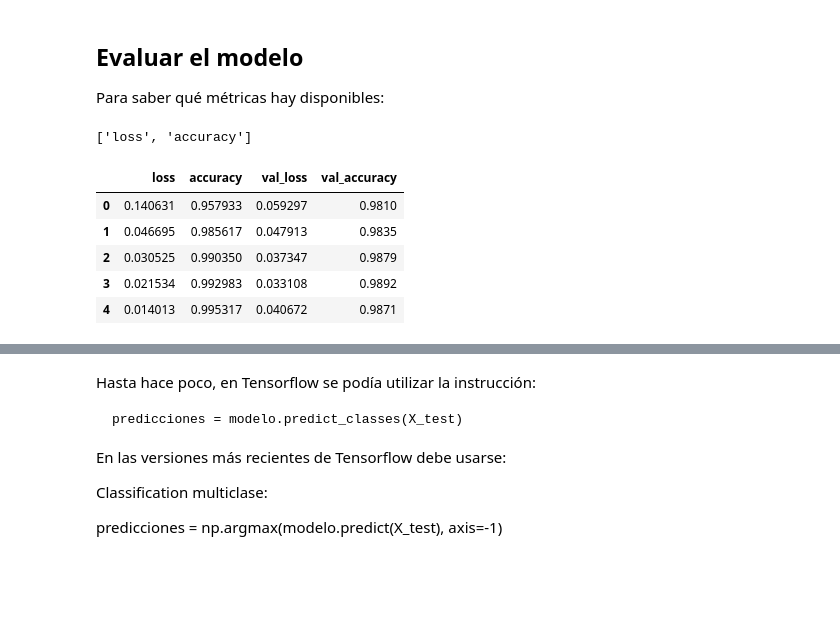
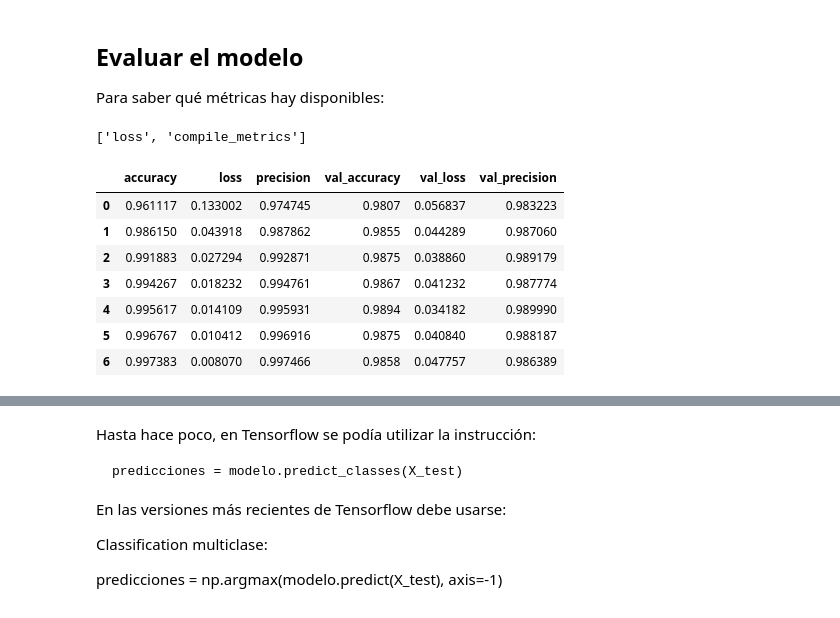
Before and after one commit to markalbrand56/DataScience-Laboratorio-2, a Jupyter notebook: CNN-MNIST.ipynb, the cells around one changed output, grey strips where cells are left out. Saved outputs shown, nothing was run; the diff lists cells and outputs as text; code cells hidden in the pictures; blank space fills up the shorter version.

```diff
--- a/CNN-MNIST.ipynb
+++ b/CNN-MNIST.ipynb
@@ -192,0 +195,2 @@ modelo.add(Dense(128, activation = 'relu'))
+# %%
+modelo.add(Dense(64, activation = 'tanh'))
@@ -202,10 +218,16 @@ modelo.add(Dense(10, activation = 'softmax'))
 Como una opción se pueden pedir una o más métricas, para ver cuáles hay, se puede consultar en:
 
 https://keras.io/metrics/
-# %%
-modelo.compile(loss = 'categorical_crossentropy',
-              optimizer = 'adam',
-              metrics = ['accuracy'])
+# %%
+import tensorflow as tf
+
+learning_rate = 0.02
+opt = tf.keras.optimizers.Adam(learning_rate = learning_rate)
+
+modelo.compile(loss = 'categorical_crossentropy',
+            #   optimizer = opt,
+              optimizer = 'adam',
+              metrics = ['accuracy', 'precision'])
 # %%
 modelo.summary()
 # %% [output]
@@ -240,7 +261,11 @@ detencion_temprana = EarlyStopping(monitor = 'val_loss', patience = 2)
 # %% [markdown]
 ## Entrenar el modelo
 # %%
-modelo.fit(X_train, y_cat_train, epochs = 10, validation_data = (X_test,y_cat_test),
-           callbacks = [detencion_temprana])
+modelo.fit(
+    X_train, y_cat_train,
+    epochs = 10,
+    validation_data = (X_test,y_cat_test),
+    callbacks = [detencion_temprana],
+)
 # %% [output]
 Epoch 1/10
@@ -264,18 +290,20 @@ Para saber qué métricas hay disponibles:
 # %%
 modelo.metrics_names
 # %% [output]
-['loss', 'accuracy']
+['loss', 'compile_metrics']
 # %%
 metricas = pd.DataFrame(modelo.history.history)
 # %%
-metricas.head()
+metricas.head(10)
 # %% [output]
-|  | loss | accuracy | val_loss | val_accuracy |
-| 0 | 0.140631 | 0.957933 | 0.059297 | 0.9810 |
-| 1 | 0.046695 | 0.985617 | 0.047913 | 0.9835 |
-| 2 | 0.030525 | 0.990350 | 0.037347 | 0.9879 |
-| 3 | 0.021534 | 0.992983 | 0.033108 | 0.9892 |
-| 4 | 0.014013 | 0.995317 | 0.040672 | 0.9871 |
+|  | accuracy | loss | precision | val_accuracy | val_loss | val_precision |
+| 0 | 0.961117 | 0.133002 | 0.974745 | 0.9807 | 0.056837 | 0.983223 |
+| 1 | 0.986150 | 0.043918 | 0.987862 | 0.9855 | 0.044289 | 0.987060 |
+| 2 | 0.991883 | 0.027294 | 0.992871 | 0.9875 | 0.038860 | 0.989179 |
+| 3 | 0.994267 | 0.018232 | 0.994761 | 0.9867 | 0.041232 | 0.987774 |
+| 4 | 0.995617 | 0.014109 | 0.995931 | 0.9894 | 0.034182 | 0.989990 |
+| 5 | 0.996767 | 0.010412 | 0.996916 | 0.9875 | 0.040840 | 0.988187 |
+| 6 | 0.997383 | 0.008070 | 0.997466 | 0.9858 | 0.047757 | 0.986389 |
 # %%
 metricas[['accuracy', 'val_accuracy']].plot()
 # %% [output]
```
Also changed, not shown: parts of 21 cells of this notebook.
